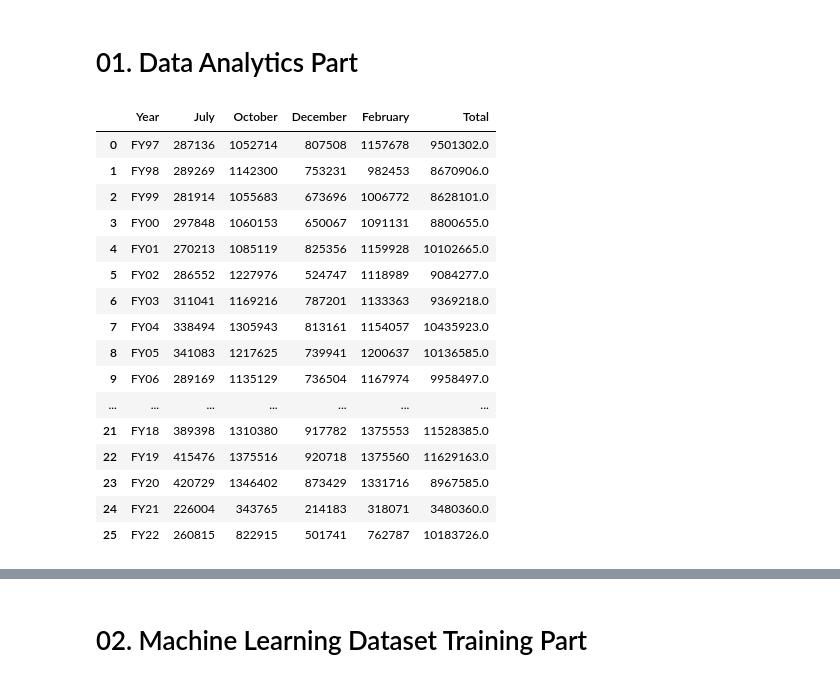
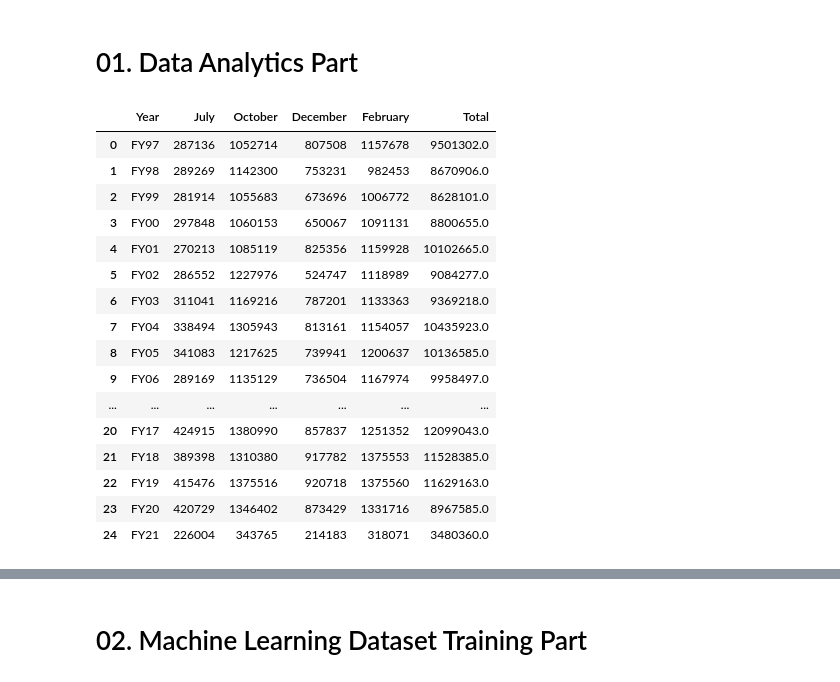
Before and after one commit to lotlouischoitslab/Champaign-Urbana_Bus_Ridership, a Jupyter notebook: champaign_bus_data_analysis.ipynb, the cells around one changed output, grey strips where cells are left out. Saved outputs shown, nothing was run; the diff lists cells and outputs as text; code cells hidden in the pictures.

Commit message:
polished table

```diff
--- a/champaign_bus_data_analysis.ipynb
+++ b/champaign_bus_data_analysis.ipynb
@@ -16,33 +16,34 @@ df = df._convert(numeric=True) #convert the elements to numeric values
 # %%
 #Eliminating null values
 #To do so, if we find a null, we are going to replace them with the mean of the column
+df = df[:-1]
 for i in df.columns:
     if i == 'Year':
         continue #DON'T DO THIS FOR THE YEAR column
     else:
         a = int(df[i].mean()) #replace all the NaN with the mean value of the column
         df[i] = df[i].fillna(a) #populate the NaN ones with the mean
 
 
 df #JUST FOR CHECKING
 # %% [output]
 |  | Year | July | October | December | February | Total |
 | 0 | FY97 | 287136 | 1052714 | 807508 | 1157678 | 9501302.0 |
 | 1 | FY98 | 289269 | 1142300 | 753231 | 982453 | 8670906.0 |
 | 2 | FY99 | 281914 | 1055683 | 673696 | 1006772 | 8628101.0 |
 | 3 | FY00 | 297848 | 1060153 | 650067 | 1091131 | 8800655.0 |
 | 4 | FY01 | 270213 | 1085119 | 825356 | 1159928 | 10102665.0 |
 | 5 | FY02 | 286552 | 1227976 | 524747 | 1118989 | 9084277.0 |
 | 6 | FY03 | 311041 | 1169216 | 787201 | 1133363 | 9369218.0 |
 | 7 | FY04 | 338494 | 1305943 | 813161 | 1154057 | 10435923.0 |
 | 8 | FY05 | 341083 | 1217625 | 739941 | 1200637 | 10136585.0 |
 | 9 | FY06 | 289169 | 1135129 | 736504 | 1167974 | 9958497.0 |
 | ... | ... | ... | ... | ... | ... | ... |
+| 20 | FY17 | 424915 | 1380990 | 857837 | 1251352 | 12099043.0 |
 | 21 | FY18 | 389398 | 1310380 | 917782 | 1375553 | 11528385.0 |
 | 22 | FY19 | 415476 | 1375516 | 920718 | 1375560 | 11629163.0 |
 | 23 | FY20 | 420729 | 1346402 | 873429 | 1331716 | 8967585.0 |
 | 24 | FY21 | 226004 | 343765 | 214183 | 318071 | 3480360.0 |
-| 25 | FY22 | 260815 | 822915 | 501741 | 762787 | 10183726.0 |
 # %%
 #### Now we are going to plot the graph using matplotlib to visualize our data input
 x = df['Year'] #x-axis is going to be our year
```
Also changed, not shown: parts of 11 cells of this notebook.
